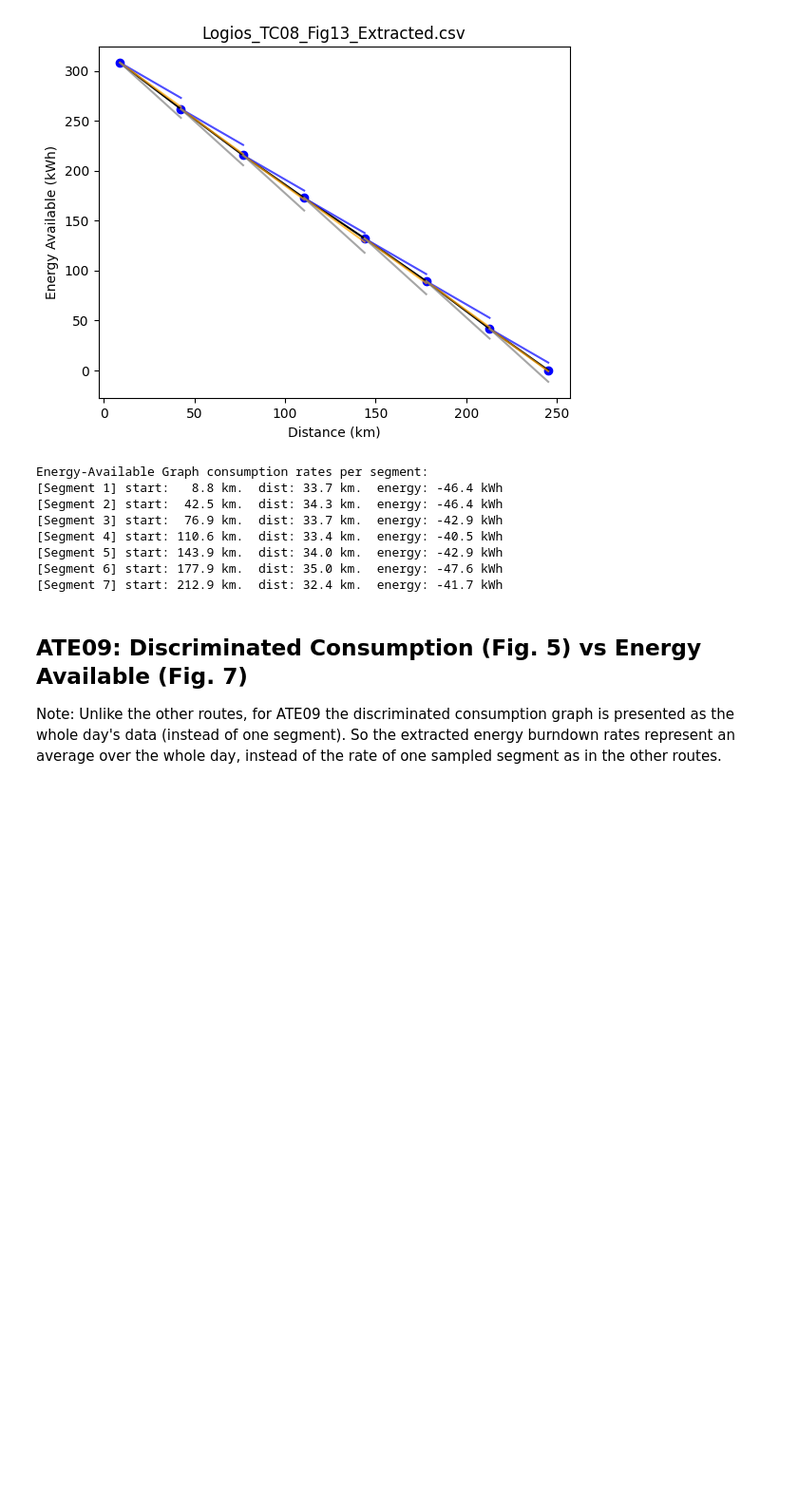
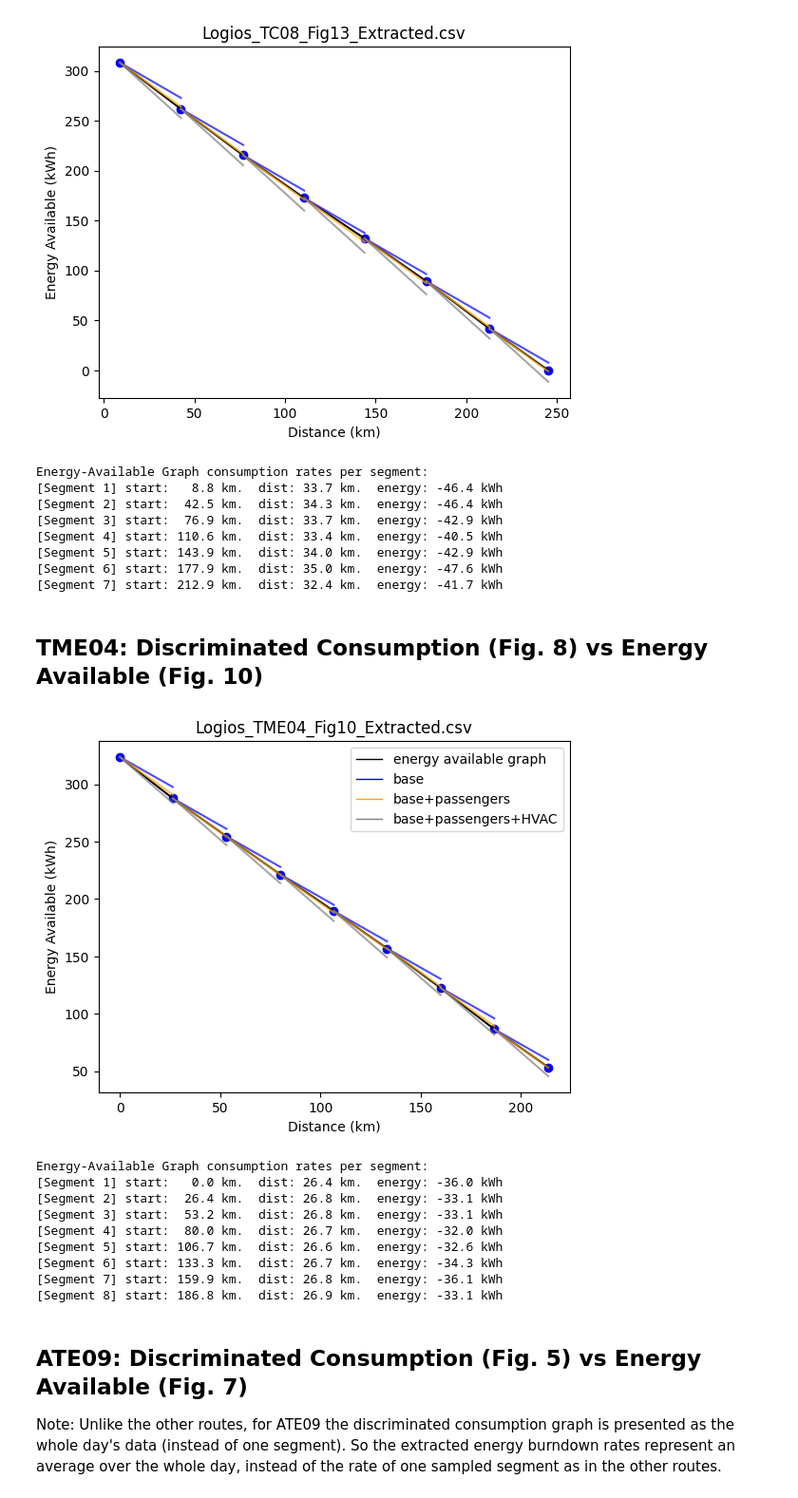
Before and after one commit to RESET-Lab/TransitBusSimulation, a Jupyter notebook: FASTSim Simulation/Bus Parameter Validation.ipynb, the cells around one changed output. Shown at 95% size. Cells and saved outputs as stored; diff of their text form; code cells hidden in the pictures; blank space fills up the shorter version.

```diff
--- a/FASTSim Simulation/Bus Parameter Validation.ipynb
+++ b/FASTSim Simulation/Bus Parameter Validation.ipynb
@@ -347,6 +301,23 @@ Energy-Available Graph consumption rates per segment:
 [Segment 5] start: 143.9 km.  dist: 34.0 km.  energy: -42.9 kWh
 [Segment 6] start: 177.9 km.  dist: 35.0 km.  energy: -47.6 kWh
 [Segment 7] start: 212.9 km.  dist: 32.4 km.  energy: -41.7 kWh
+# %% [markdown]
+## TME04: Discriminated Consumption (Fig. 8) vs Energy Available (Fig. 10)
+# %%
+disc_consump_file = 'Logios_TME04_Fig8_Extracted.csv'
+energy_avail_file = 'Logios_TME04_Fig10_Extracted.csv'
+compare_logios_graphs_for_route(disc_consump_file, energy_avail_file)
+# %% [output]
+[figure, added]
+Energy-Available Graph consumption rates per segment:
+[Segment 1] start:   0.0 km.  dist: 26.4 km.  energy: -36.0 kWh
+[Segment 2] start:  26.4 km.  dist: 26.8 km.  energy: -33.1 kWh
+[Segment 3] start:  53.2 km.  dist: 26.8 km.  energy: -33.1 kWh
+[Segment 4] start:  80.0 km.  dist: 26.7 km.  energy: -32.0 kWh
+[Segment 5] start: 106.7 km.  dist: 26.6 km.  energy: -32.6 kWh
+[Segment 6] start: 133.3 km.  dist: 26.7 km.  energy: -34.3 kWh
+[Segment 7] start: 159.9 km.  dist: 26.8 km.  energy: -36.1 kWh
+[Segment 8] start: 186.8 km.  dist: 26.9 km.  energy: -33.1 kWh
 # %% [markdown]
 ## ATE09: Discriminated Consumption (Fig. 5) vs Energy Available (Fig. 7)
 
```
Also changed, not shown: parts of 20 cells of this notebook, 4 other files.
